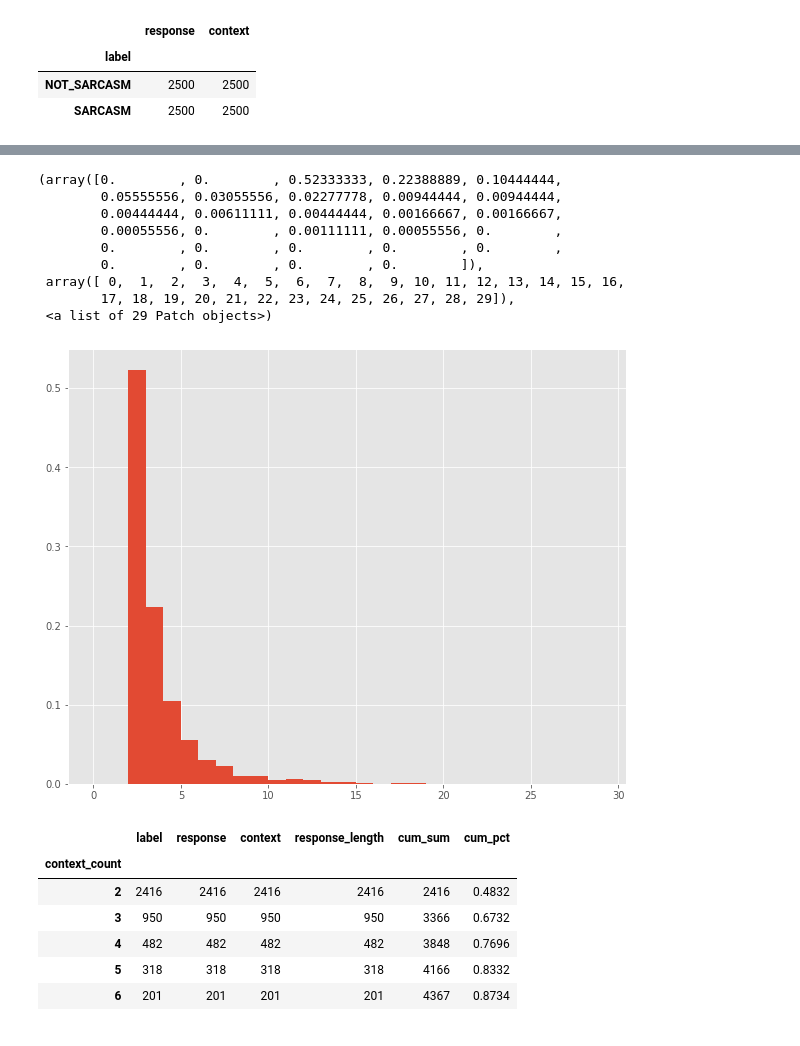
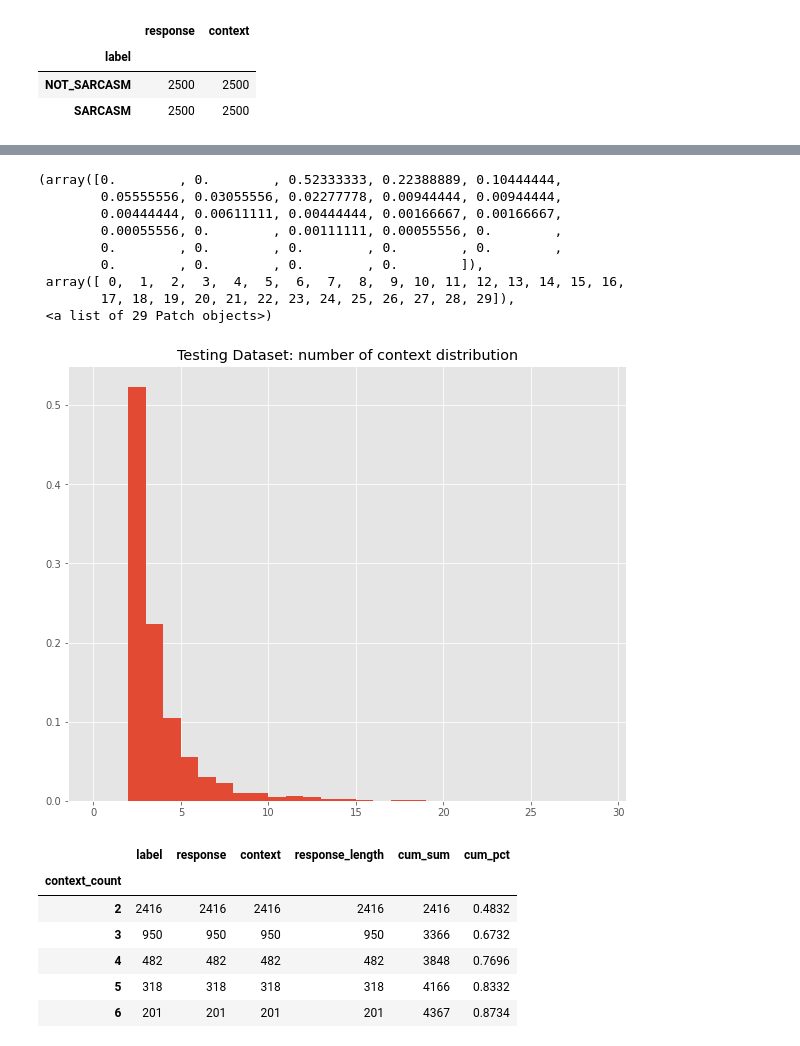
Before and after one commit to samphadnis/TeamTextDragons, a Jupyter notebook: code/Profiling.ipynb, the cells around one changed output, grey strips where cells are left out. Drawn from its saved outputs; the diff is of its cells as text; code cells hidden in the pictures.

```diff
--- a/code/Profiling.ipynb
+++ b/code/Profiling.ipynb
@@ -95,17 +119,18 @@ plt.hist(train_raw.context_count, bins=list(range(0, 30)), density=True)
 # %%
 plt.rcParams['figure.figsize'] = (10, 8)
+plt.title("Testing Dataset: number of context distribution")
 plt.hist(test_raw.context_count, bins=list(range(0, 30)), density=True)
 # %% [output]
 (array([0.        , 0.        , 0.52333333, 0.22388889, 0.10444444,
         0.05555556, 0.03055556, 0.02277778, 0.00944444, 0.00944444,
         0.00444444, 0.00611111, 0.00444444, 0.00166667, 0.00166667,
         0.00055556, 0.        , 0.00111111, 0.00055556, 0.        ,
         0.        , 0.        , 0.        , 0.        , 0.        ,
         0.        , 0.        , 0.        , 0.        ]),
  array([ 0,  1,  2,  3,  4,  5,  6,  7,  8,  9, 10, 11, 12, 13, 14, 15, 16,
         17, 18, 19, 20, 21, 22, 23, 24, 25, 26, 27, 28, 29]),
  <a list of 29 Patch objects>)
-[figure, old version]
+[figure, new version]
 # %%
 context_check=train_raw.groupby(['context_count']).count()
 context_check['cum_sum']=context_check['label'].cumsum()
```
Also changed, not shown: parts of 6 cells of this notebook, 2 other files.
